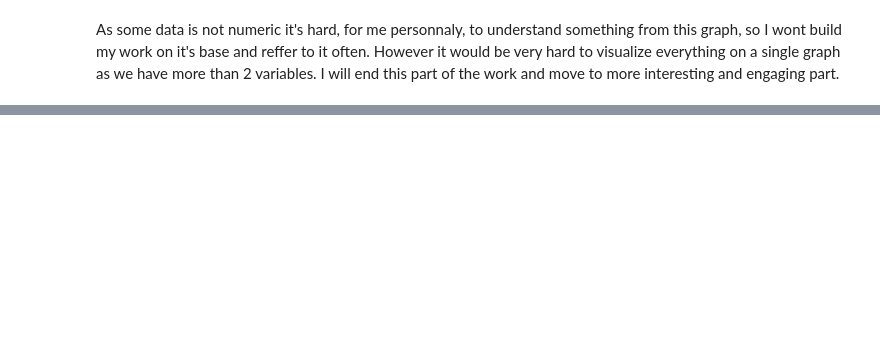
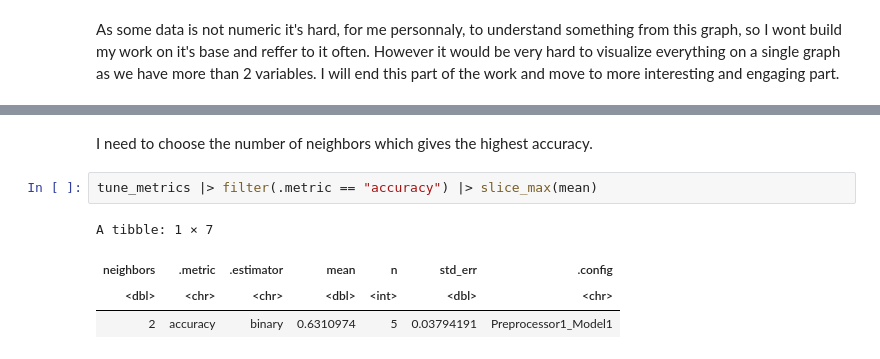
Before and after one commit to vladpatrakov/ds_project, a Jupyter notebook: DSCI-project.ipynb, the cells around one changed output, grey strips where cells are left out. Cells and saved outputs as stored; diff of their text form; blank space fills up the shorter version.

```diff
--- a/DSCI-project.ipynb
+++ b/DSCI-project.ipynb
@@ -263,0 +305,9 @@ As some data is not numeric it's hard, for me personnaly, to understand somethin
+# %% [markdown]
+I need to choose the number of neighbors which gives the highest accuracy.
+# %%
+tune_metrics |> filter(.metric == "accuracy") |> slice_max(mean)
+# %% [output]
+A tibble: 1 × 7
+| neighbors | .metric | .estimator | mean | n | std_err | .config |
+| <dbl> | <chr> | <chr> | <dbl> | <int> | <dbl> | <chr> |
+| 2 | accuracy | binary | 0.6310974 | 5 | 0.03794191 | Preprocessor1_Model1 |
```
Also changed, not shown: parts of 17 cells of this notebook.
